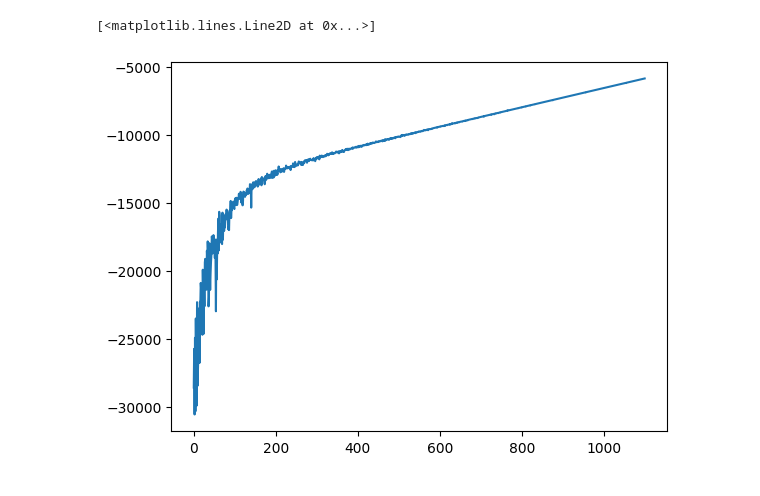
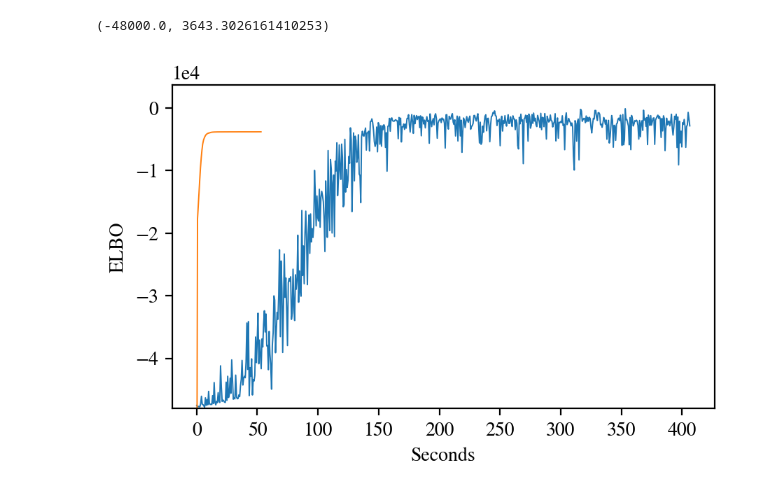
Before and after one commit to dasaeed/HT, a Jupyter notebook: LDA/plots.ipynb, the cells around one changed output. Cells and saved outputs as stored; diff of their text form; code cells hidden in the pictures.

```diff
--- a/LDA/plots.ipynb
+++ b/LDA/plots.ipynb
@@ -1,13 +1,27 @@
 # %%
 import numpy as np
 import pandas as pd
+import matplotlib
 import matplotlib.pyplot as plt
+matplotlib.rcParams["mathtext.fontset"] = "cm"
+matplotlib.rcParams["font.family"] = "STIXGeneral"
 # %%
 sf_bbvi_small = pd.read_csv("test.csv", index_col=None)
-elbo = sf_bbvi_small["ELBO"].to_numpy()[400:] - 5000
-times = sf_bbvi_small["sec"].to_numpy()[400:]
+elbo = sf_bbvi_small["elbo"].to_numpy()[380:]
+times = sf_bbvi_small["time_steps"].to_numpy()[380:]
+times -= np.min(times)
+# %%
+cavi_small = pd.read_csv("cavi_small_dataset.csv")
+elbo_cavi_small = cavi_small["elbo"] - 18000
+times_cavi_small = cavi_small["time"]
 # %%
-plt.plot(elbo)
+fig, axes = plt.subplots(figsize=(5, 3), dpi=200)
+axes.plot(times, elbo, lw=0.7)
+axes.plot(times_cavi_small, elbo_cavi_small, lw=0.7)
+axes.set_xlabel("Seconds")
+axes.set_ylabel("ELBO")
+axes.ticklabel_format(style="sci", axis="y", scilimits=(0, 0))
+axes.set_ylim(-48000)
 # %% [output]
-[<matplotlib.lines.Line2D at 0x...>]
+(-48000.0, 3643.3026161410253)
-[figure, old version]
+[figure, new version]
```
Also changed, not shown: parts of 1 cell of this notebook, 14 other files.
